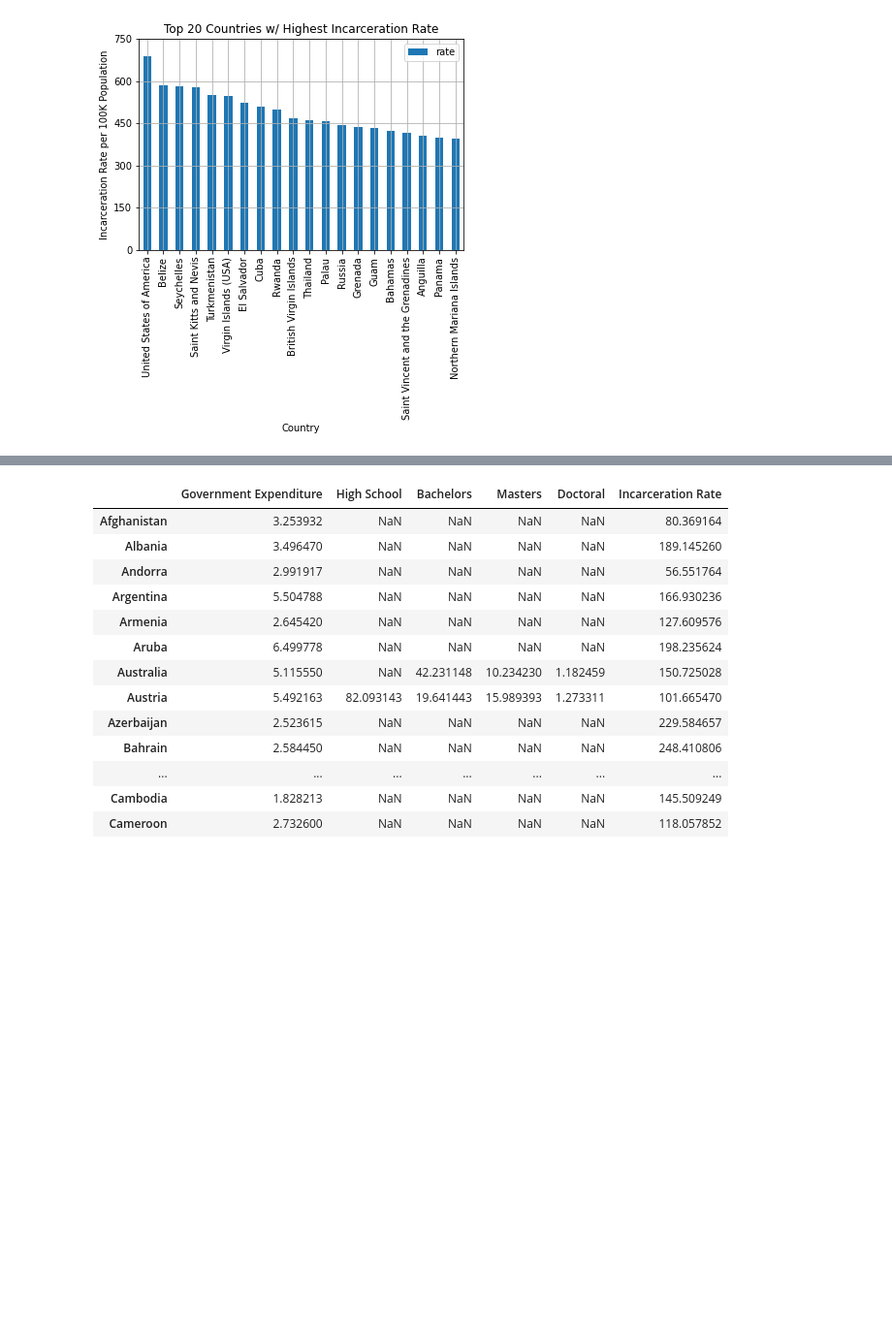
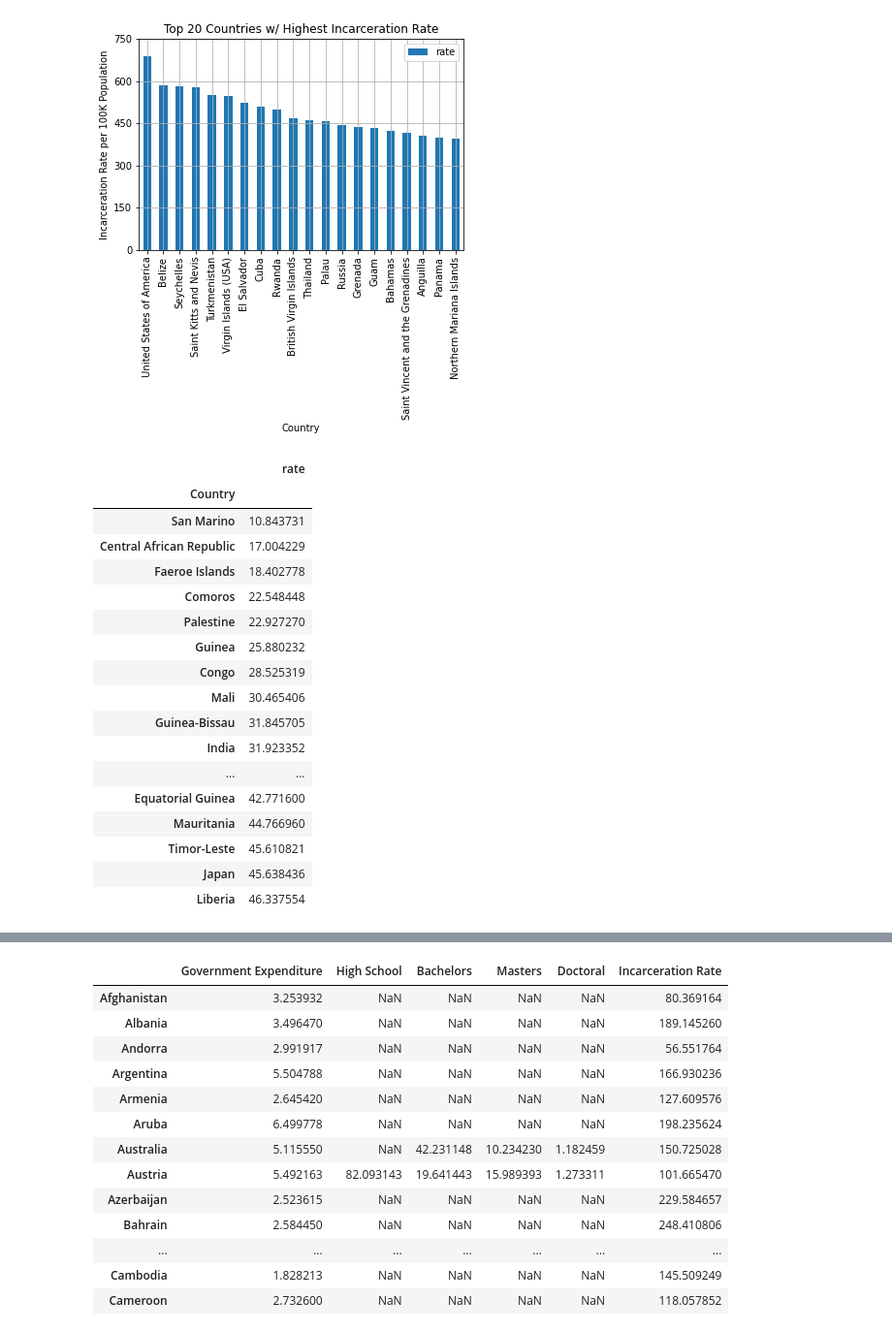
Before and after one commit to pamhinostroza/Project_1, a Jupyter notebook: Project_Main.ipynb, the cells around one changed output, grey strips where cells are left out. Shown: that part at 97% size. Saved outputs shown, nothing was run; the diff lists cells and outputs as text; code cells hidden in the pictures; blank space fills up the shorter version.

```diff
--- a/Project_Main.ipynb
+++ b/Project_Main.ipynb
@@ -442,3 +442,26 @@ plt.grid()
 plt.savefig("Output/top_20_inc.png")
 # %% [output]
 [figure]
+# %%
+bottom20_inc=df_rate.sort_values(by='rate')
+bottom20_inc=bottom20_inc.head(20)
+bottom20_inc
+# %% [output]
+|  | rate |
+| Country |  |
+| San Marino | 10.843731 |
+| Central African Republic | 17.004229 |
+| Faeroe Islands | 18.402778 |
+| Comoros | 22.548448 |
+| Palestine | 22.927270 |
+| Guinea | 25.880232 |
+| Congo | 28.525319 |
+| Mali | 30.465406 |
+| Guinea-Bissau | 31.845705 |
+| India | 31.923352 |
+| ... | ... |
+| Equatorial Guinea | 42.771600 |
+| Mauritania | 44.766960 |
+| Timor-Leste | 45.610821 |
+| Japan | 45.638436 |
+| Liberia | 46.337554 |
```
Also changed, not shown: parts of 1 cell of this notebook, 2 other files.
